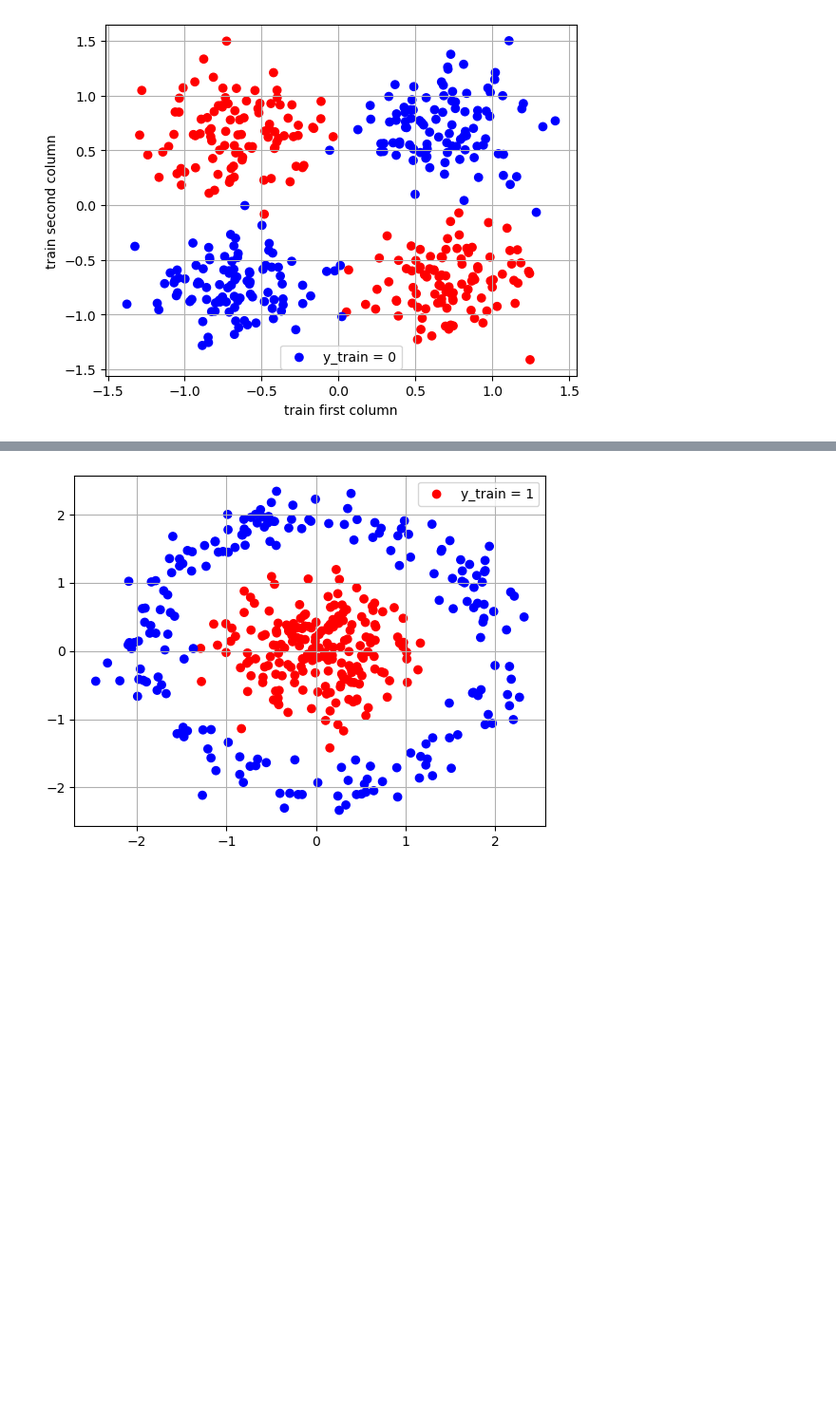
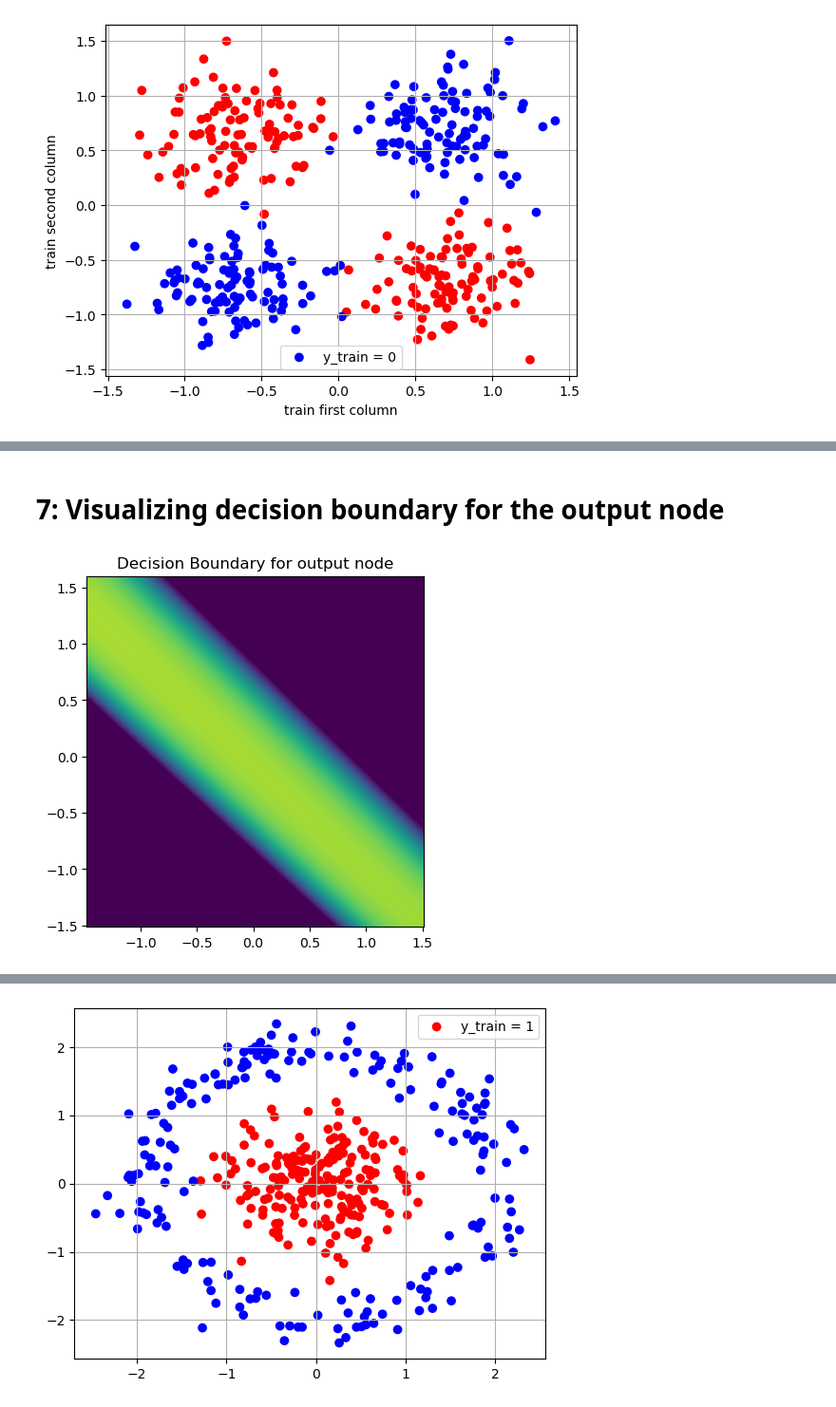
Before and after one commit to CLag707/Lab_assignment, a Jupyter notebook: Answer1.ipynb, the cells around one changed output, grey strips where cells are left out. Shown at 95% size. Drawn from its saved outputs; the diff is of its cells as text; code cells hidden in the pictures; blank space fills up the shorter version.

```diff
--- a/Answer1.ipynb
+++ b/Answer1.ipynb
@@ -68,0 +281,6 @@ plt.show()
+# %% [markdown]
+# 7: Visualizing decision boundary for the output node
+# %%
+visualize_decision_boundary(1, 0, "Decision Boundary for output node", train1, y_train1, W1_test, b1_test, W2_test, b2_test)
+# %% [output]
+[figure, added]
```
Also changed, not shown: parts of 22 cells of this notebook.
